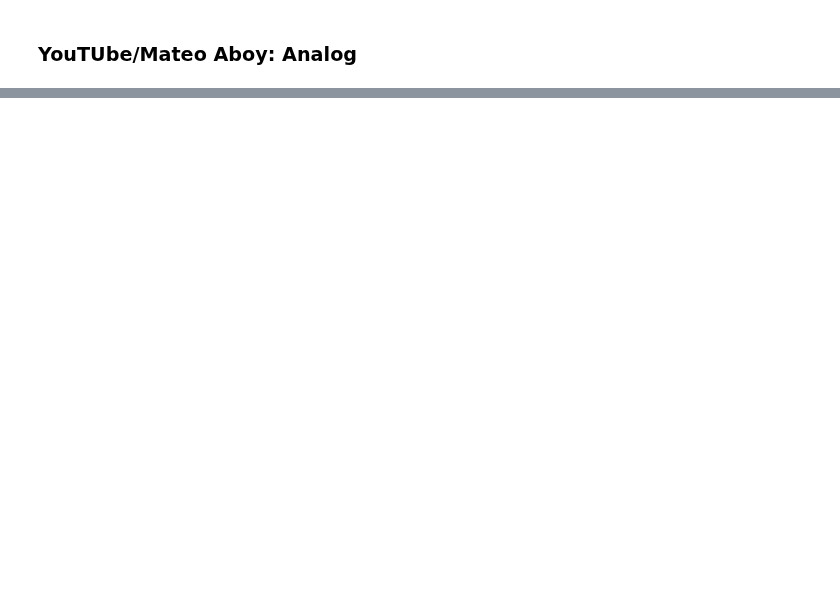
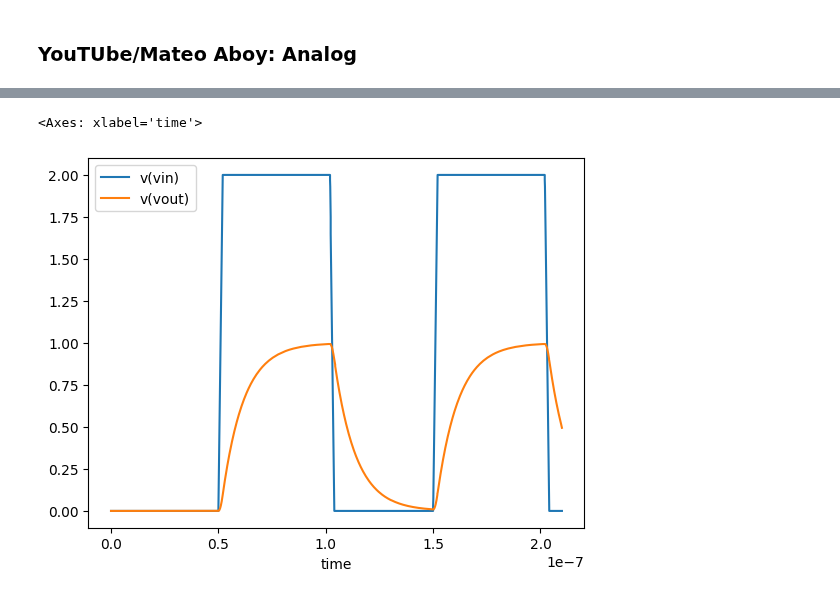
Before and after one commit to venkataratnamb20/quicksilicon, a Jupyter notebook: notebooks/vlsi/ltspice/ltspice_guide.ipynb, the cells around one changed output, grey strips where cells are left out. Cells and saved outputs as stored; diff of their text form; code cells hidden in the pictures; blank space fills up the shorter version.

```diff
--- a/notebooks/vlsi/ltspice/ltspice_guide.ipynb
+++ b/notebooks/vlsi/ltspice/ltspice_guide.ipynb
@@ -641,0 +835,5 @@ ltspice_analog_card.servable()
+# %%
+read_data("rclpf_tran.csv", analysis='tran').plot()
+# %% [output]
+<Axes: xlabel='time'>
+[figure, added]
```
Also changed, not shown: parts of 14 cells of this notebook.
